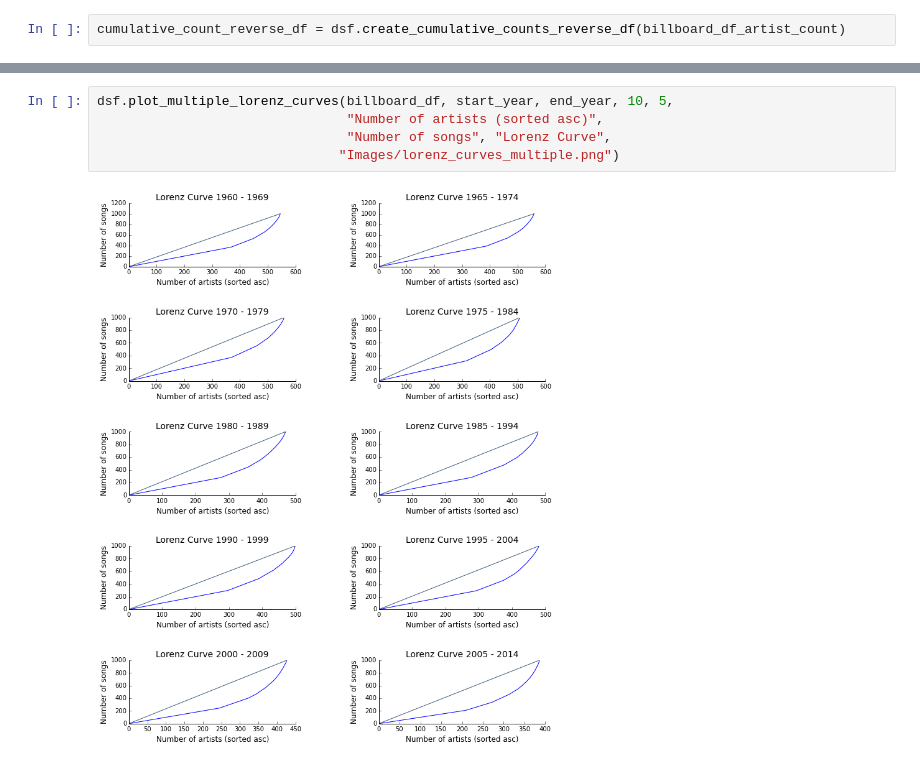
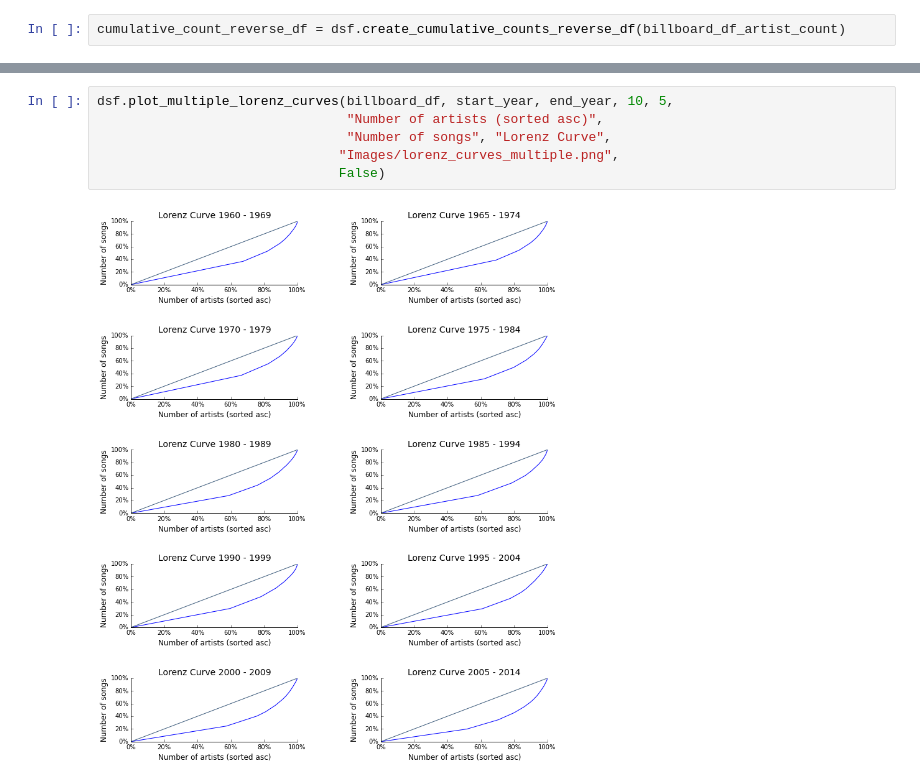
Before and after one commit to ThomasLucas/SlideRule-DataScience_Intensive-Code, a Jupyter notebook: CapstoneProject/IPython-Notebooks/DataStory.ipynb, the cells around one changed output, grey strips where cells are left out. Saved outputs shown, nothing was run; the diff lists cells and outputs as text.

Commit message:
Normalized Lorenz curves + Gini coefficient

```diff
--- a/CapstoneProject/IPython-Notebooks/DataStory.ipynb
+++ b/CapstoneProject/IPython-Notebooks/DataStory.ipynb
@@ -150,7 +146,8 @@ dsf.plot_lorenz_curve(cumulative_count_reverse_df, total_nb_songs, total_nb_arti
 # %%
 dsf.plot_multiple_lorenz_curves(billboard_df, start_year, end_year, 10, 5,
                                 "Number of artists (sorted asc)",
                                 "Number of songs", "Lorenz Curve",
-                               "Images/lorenz_curves_multiple.png")
+                               "Images/lorenz_curves_multiple.png",
+                               False)
 # %% [output]
-[figure, old version]
+[figure, new version]
```
Also changed, not shown: parts of 13 cells of this notebook, 9 other files.
